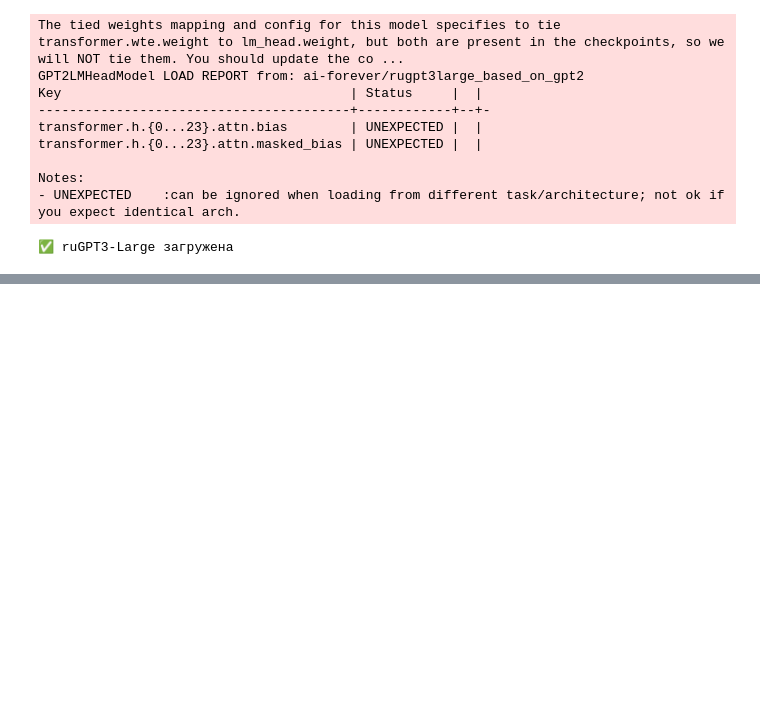
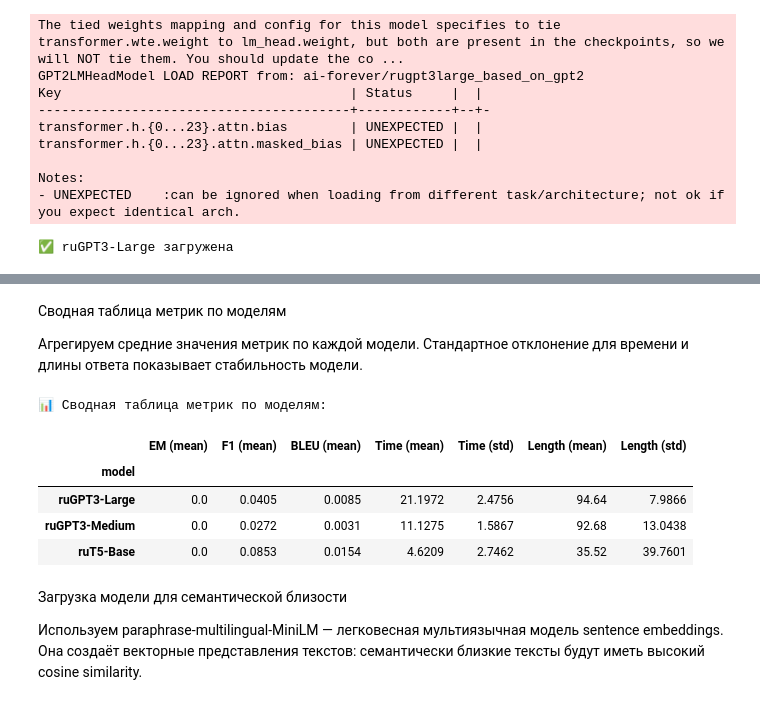
Before and after one commit to felondrum/llm_driven_development_otus, a Jupyter notebook: llm_otus_filippov_hw3.ipynb, the cells around one changed output, grey strips where cells are left out. Saved outputs shown, nothing was run; the diff lists cells and outputs as text; code cells hidden in the pictures; blank space fills up the shorter version.

```diff
--- a/llm_otus_filippov_hw3.ipynb
+++ b/llm_otus_filippov_hw3.ipynb
@@ -238,0 +481,31 @@ Notes:
+# %% [markdown]
+Сводная таблица метрик по моделям
+
+Агрегируем средние значения метрик по каждой модели. Стандартное отклонение для времени и длины ответа показывает стабильность модели.
+# %%
+agg_metrics = results_df.groupby('model').agg({
+    'em': 'mean',
+    'f1': 'mean',
+    'bleu': 'mean',
+    'time_seconds': ['mean', 'std'],
+    'prediction_length': ['mean', 'std']
+}).round(4)
+
+agg_metrics.columns = ['EM (mean)', 'F1 (mean)', 'BLEU (mean)',
+                       'Time (mean)', 'Time (std)',
+                       'Length (mean)', 'Length (std)']
+
+print("\n📊 Сводная таблица метрик по моделям:")
+agg_metrics
+# %% [output]
+📊 Сводная таблица метрик по моделям:
+|  | EM (mean) | F1 (mean) | BLEU (mean) | Time (mean) | Time (std) | Length (mean) | Length (std) |
+| model |  |  |  |  |  |  |  |
+| ruGPT3-Large | 0.0 | 0.0405 | 0.0085 | 21.1972 | 2.4756 | 94.64 | 7.9866 |
+| ruGPT3-Medium | 0.0 | 0.0272 | 0.0031 | 11.1275 | 1.5867 | 92.68 | 13.0438 |
+| ruT5-Base | 0.0 | 0.0853 | 0.0154 | 4.6209 | 2.7462 | 35.52 | 39.7601 |
+# %% [markdown]
+Загрузка модели для семантической близости
+
+Используем paraphrase-multilingual-MiniLM — легковесная мультиязычная модель sentence embeddings. Она создаёт векторные представления текстов: семантически близкие тексты будут иметь высокий
+cosine similarity.
```
Also changed, not shown: parts of 26 cells of this notebook.
